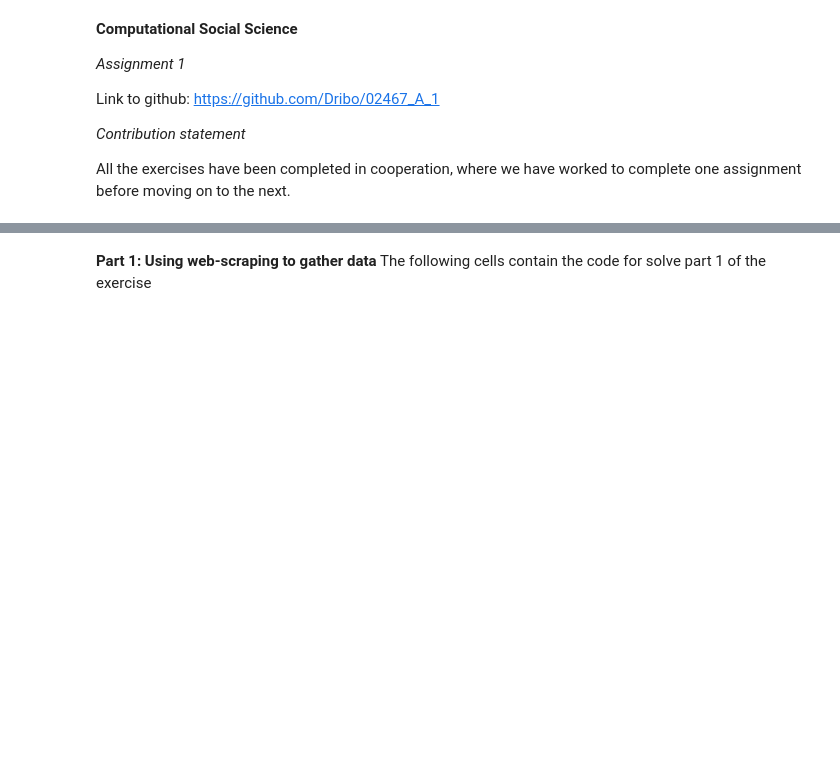
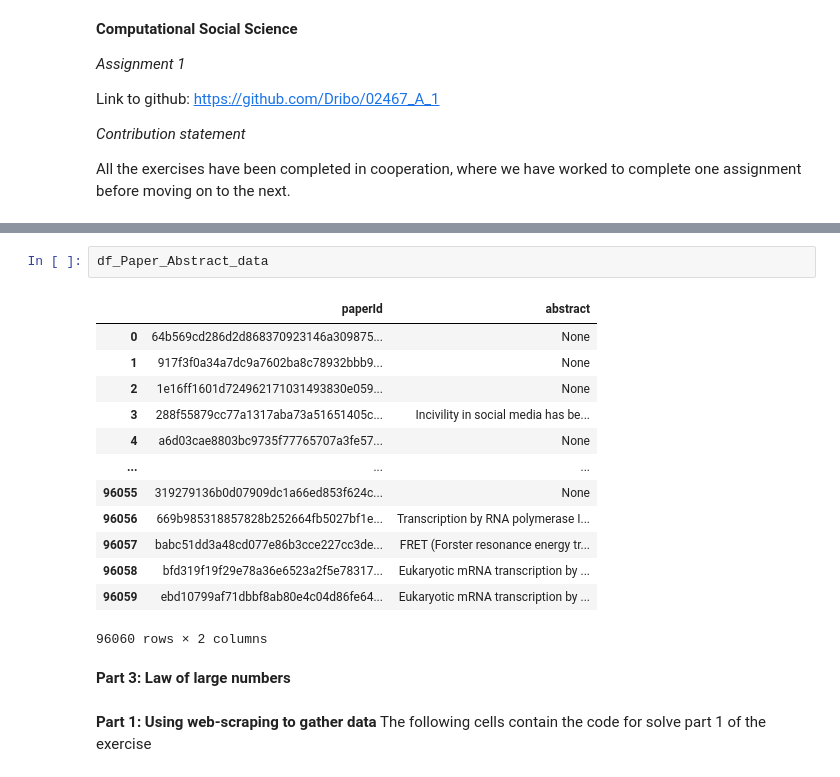
Before and after one commit to Dribo/02467_A_1, a Jupyter notebook: Assignment1.ipynb, the cells around one changed output, grey strips where cells are left out. Saved outputs shown, nothing was run; the diff lists cells and outputs as text; blank space fills up the shorter version.

```diff
--- a/Assignment1.ipynb
+++ b/Assignment1.ipynb
@@ -11,3 +334,21 @@ All the exercises have been completed in cooperation, where we have worked to co
+# %%
+df_Paper_Abstract_data
+# %% [output]
+|  | paperId | abstract |
+| 0 | 64b569cd286d2d868370923146a309875... | None |
+| 1 | 917f3f0a34a7dc9a7602ba8c78932bbb9... | None |
+| 2 | 1e16ff1601d724962171031493830e059... | None |
+| 3 | 288f55879cc77a1317aba73a51651405c... | Incivility in social media has be... |
+| 4 | a6d03cae8803bc9735f77765707a3fe57... | None |
+| ... | ... | ... |
+| 96055 | 319279136b0d07909dc1a66ed853f624c... | None |
+| 96056 | 669b985318857828b252664fb5027bf1e... | Transcription by RNA polymerase I... |
+| 96057 | babc51dd3a48cd077e86b3cce227cc3de... | FRET (Forster resonance energy tr... |
+| 96058 | bfd319f19f29e78a36e6523a2f5e78317... | Eukaryotic mRNA transcription by ... |
+| 96059 | ebd10799af71dbbf8ab80e4c04d86fe64... | Eukaryotic mRNA transcription by ... |
+96060 rows × 2 columns
+# %% [markdown]
+**Part 3: Law of large numbers**
 # %% [markdown]
 **Part 1: Using web-scraping to gather data**
 The following cells contain the code for solve part 1 of the exercise
```
Also changed, not shown: parts of 30 cells of this notebook.
